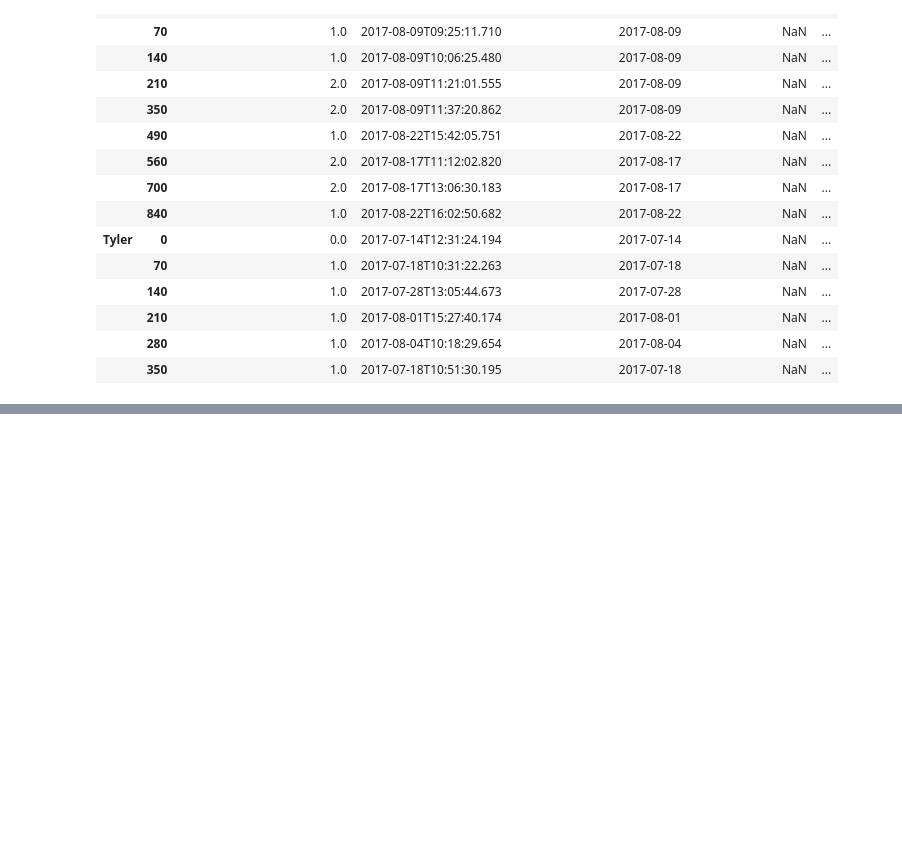
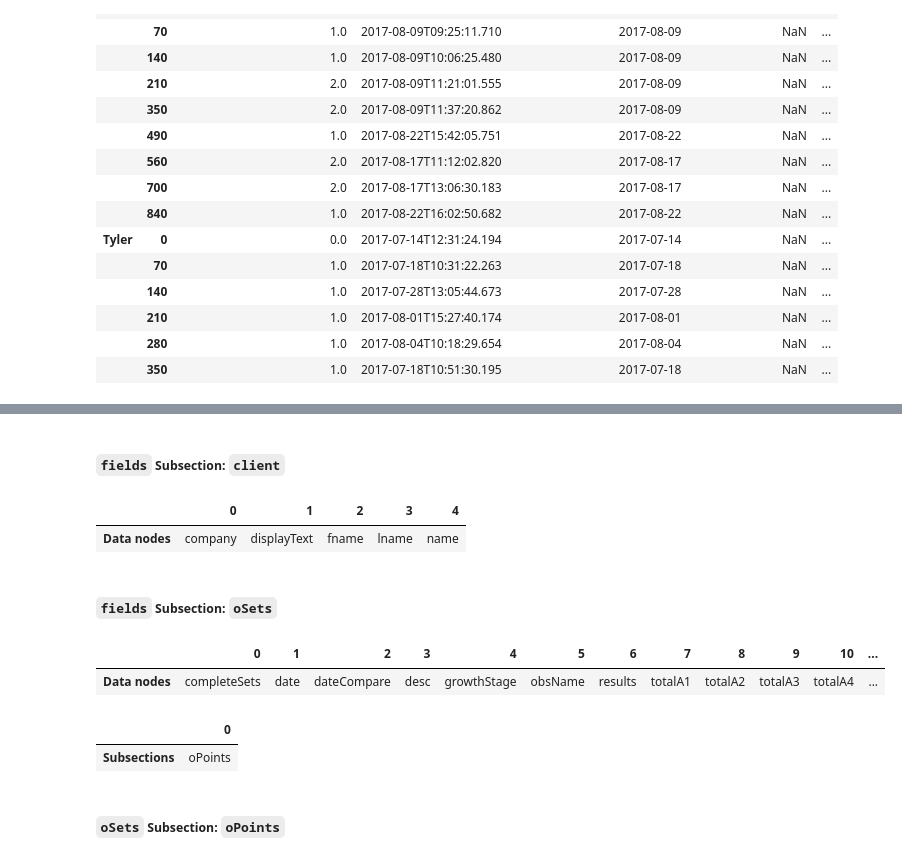
Before and after one commit to devvyn/aafc-field-data, a Jupyter notebook: notebook/chunked parsing — 2017 CAM data from iPads.ipynb, the cells around one changed output, grey strips where cells are left out. Saved outputs shown, nothing was run; the diff lists cells and outputs as text; code cells hidden in the pictures; blank space fills up the shorter version.

```diff
--- a/notebook/chunked parsing — 2017 CAM data from iPads.ipynb
+++ b/notebook/chunked parsing — 2017 CAM data from iPads.ipynb
@@ -542 +620,3 @@ We can look at that data right now!
+# %%
+DATA = SEPARATOR
 # %%
@@ -604,19 +684,21 @@ It's a bit of extra work to pay attention to whether a given node in the hierarc
 
 To save time and mental energy, we can filter columns by whether they have data or not, if we make some simple filter functions. For detecting data that we've placed in the hierarchy of columns, we can look for the special key that we chose earlier: the separator, which is two underscore characters (`__`).
 # %%
-def has_data(node, separator='__'):
-    """ Filter children that have data. We know a child item has data if
-    it has a key that's the just the separator string. """
+def has_data(node, data_key='__'):
+    """ We know node has data if it has a key that's the data key. """
+    return isinstance(node, dict) and data_key in node.keys()
+
+def child_data(node):
+    """ Filter children that have data. """
     return {parent_key: child for parent_key, child in node.items()
-            if separator in child.keys()}
+            if has_data(child)}
 
-
-def has_children(node, separator='__'):
-    """ Filter children that have children. We know an item has children if
-    it has at least one key that isn't just the separator string, which is the
-    special key for data references. """
+def child_children(node):
+    """ Filter children that have children. We know an child has children if
+    it has any values that are dictionaries with at least one key that isn't
+    a data reference. """
     return {parent_key: child for parent_key, child in node.items()
-            if len([key for key in child.keys() if key != separator]) >= 1}
+            if isinstance(child, dict) and len(child) > 1 or len(child) == 1 and not has_data(child)}
 # %%
 points_node = sets_node['oPoints']
 observations_node = points_node['observations']
@@ -716,0 +890,13 @@ Now, we can repeat this technique to get all the other section data!
+# %%
+def summarize_node(node):
+    reports = {"Data nodes": child_data(node),
+               "Subsections": child_children(node)}
+    report_frames = [
+        pandas.Series(data=list(value.keys()), name=key)
+        for key, value in reports.items()
+        if value  # (not empty)
+    ]
+    if has_data(node):
+        display(node[DATA].describe().to_frame())  # looks nicer as frame
+    for series in report_frames:
+        display(series.to_frame().T)  # easier to read in landscape orientation
@@ -716,0 +928,2 @@ Now, we can repeat this technique to get all the other section data!
+# %%
+fields_node = column_dictionary['fields']
@@ -716,0 +937,20 @@ Now, we can repeat this technique to get all the other section data!
+# %% [markdown]
+##### `fields` Subsection: `client`
+# %%
+field_client_node = fields_node['client']
+summarize_node(field_client_node)
+# %% [output]
+|  | 0 | 1 | 2 | 3 | 4 |
+| Data nodes | company | displayText | fname | lname | name |
+# %% [markdown]
+##### `fields` Subsection: `oSets`
+# %%
+osets_node = fields_node['oSets']
+summarize_node(osets_node)
+# %% [output]
+|  | 0 | 1 | 2 | 3 | 4 | 5 | 6 | 7 | 8 | 9 | 10 | ... |
+| Data nodes | completeSets | date | dateCompare | desc | growthStage | obsName | results | totalA1 | totalA2 | totalA3 | totalA4 | ... |
+|  | 0 |
+| Subsections | oPoints |
+# %% [markdown]
+##### `oSets` Subsection: `oPoints`
```
Also changed, not shown: parts of 62 cells of this notebook.
